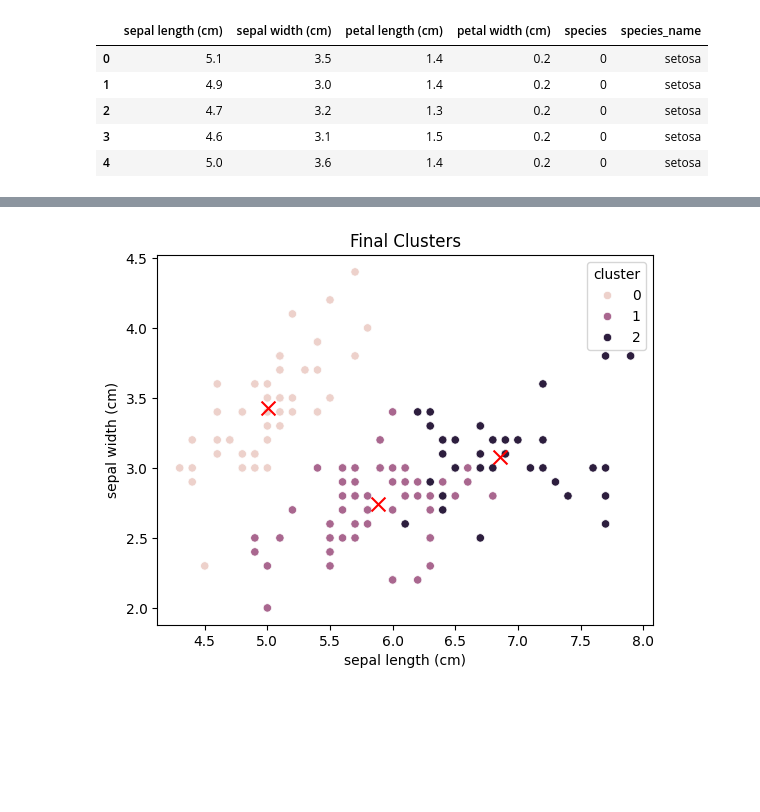
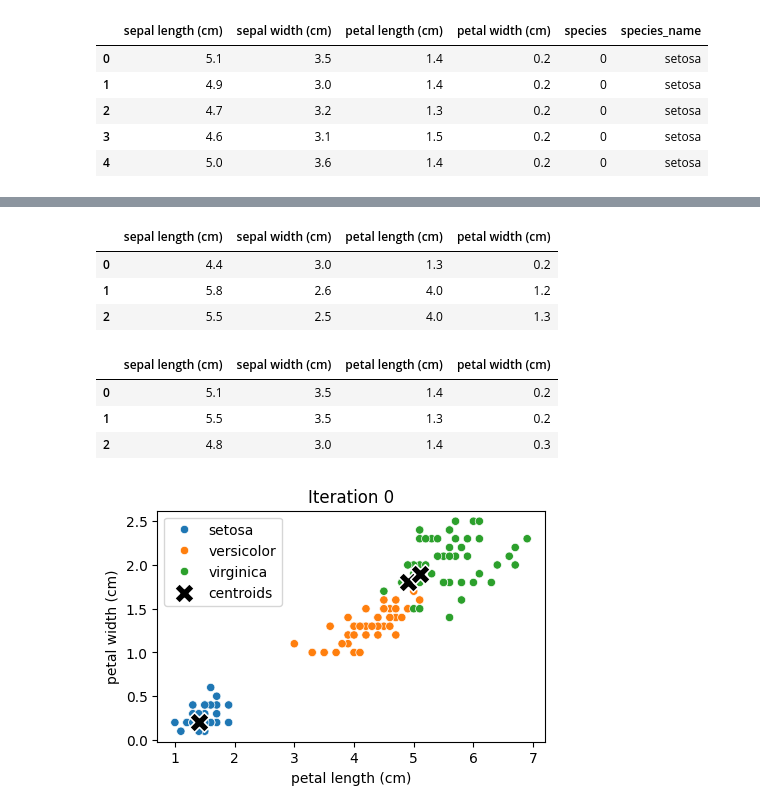
Before and after one commit to reagenhuskey/cs290, a Jupyter notebook: k_nearest_clustering.ipynb, the cells around one changed output, grey strips where cells are left out. Saved outputs shown, nothing was run; the diff lists cells and outputs as text; code cells hidden in the pictures; blank space fills up the shorter version.

```diff
--- a/k_nearest_clustering.ipynb
+++ b/k_nearest_clustering.ipynb
@@ -54,9 +33,0 @@ def k_clustering(df, k, max_iters=100, method='random'):
-# %%
-k=3
-df_clustered, centroids = k_clustering(df, k, method='random')
-
-plt.figure()
-sns.scatterplot(data=df_clustered, x='sepal length (cm)', y='sepal width (cm)', hue='cluster')
-plt.scatter(centroids['sepal length (cm)'], centroids['sepal width (cm)'], marker='x', color='red', s=100)
-plt.title('Final Clusters')
-plt.show()
@@ -65,11 +34,33 @@ plt.show()
-# %%
-k=3
-df_clustered, centroids = k_clustering(df, k, method='specified')
-
-plt.figure()
-sns.scatterplot(data=df_clustered, x='sepal length (cm)', y='sepal width (cm)', hue='cluster')
-plt.scatter(centroids['sepal length (cm)'], centroids['sepal width (cm)'], marker='x', color='red', s=100)
-plt.title('Final Clusters')
-plt.show()
-# %% [output]
-[figure, removed]
+# %%
+def random_centroid(df, k):
+  sample = df.sample(k).drop(columns=['species','species_name'])
+  return sample.reset_index(level = 0, drop=True)
+# %%
+random_centroid(df, 3)
+# %% [output]
+|  | sepal length (cm) | sepal width (cm) | petal length (cm) | petal width (cm) |
+| 0 | 4.4 | 3.0 | 1.3 | 0.2 |
+| 1 | 5.8 | 2.6 | 4.0 | 1.2 |
+| 2 | 5.5 | 2.5 | 4.0 | 1.3 |
+# %%
+random_centroid(df, 3)
+# %% [output]
+|  | sepal length (cm) | sepal width (cm) | petal length (cm) | petal width (cm) |
+| 0 | 5.1 | 3.5 | 1.4 | 0.2 |
+| 1 | 5.5 | 3.5 | 1.3 | 0.2 |
+| 2 | 4.8 | 3.0 | 1.4 | 0.3 |
+# %%
+def draw_clusters(df, centroids, iter):
+  plt.figure(figsize=(5, 3))
+  #plot each cluster
+  sns.scatterplot(x = "petal length (cm)", y = "petal width (cm)", data = df, hue = "species_name")
+  #plot centroids
+  sns.scatterplot(x = "petal length (cm)", y = "petal width (cm)", data = centroids, c = "black", marker="X", s = 200, label="centroids")
+
+  plt.title(f"Iteration {iter}")
+  plt.legend()
+  plt.show()
+# %%
+draw_clusters(df, random_centroid(df, 3), 0)
+# %% [output]
+[figure, added]
```
Also changed, not shown: parts of 9 cells of this notebook.
